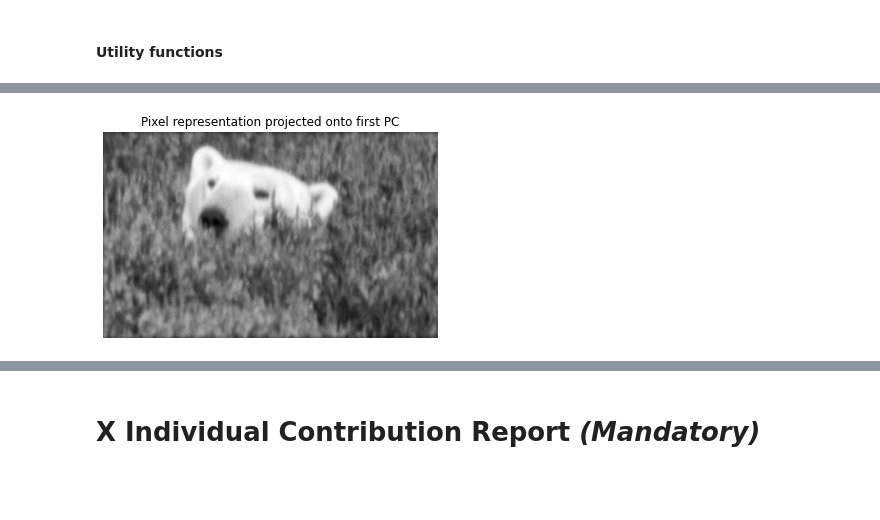
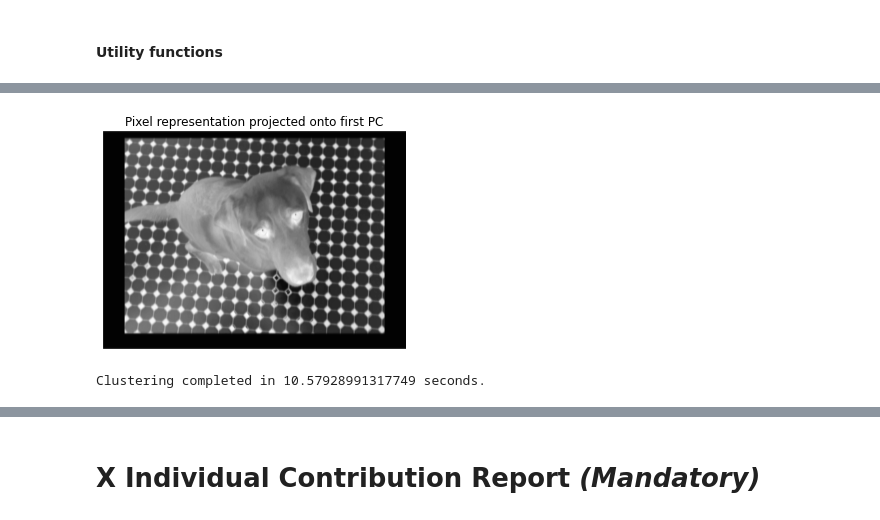
Before and after one commit to karim-abdel/ComputerVision_1, a Jupyter notebook: Lab2/CV1_Lab2.ipynb, the cells around one changed output, grey strips where cells are left out. Cells and saved outputs as stored; diff of their text form; code cells hidden in the pictures; blank space fills up the shorter version.

```diff
--- a/Lab2/CV1_Lab2.ipynb
+++ b/Lab2/CV1_Lab2.ipynb
@@ -707,12 +707,10 @@ def myPSNR(orig_image, approx_image):
     orig_image = orig_image.astype('float32')
     approx_image = approx_image.astype('float32')
     if len(orig_image.shape) == 3:
-        m, n = orig_image.shape[:2]
-        MSE_b = 1/(m*n) * np.sum((orig_image[:, :, 0] - approx_image[:, :, 0])**2)
-        MSE_g = 1/(m*n) * np.sum((orig_image[:, :, 1] - approx_image[:, :, 1])**2)
-        MSE_r = 1/(m*n) * np.sum((orig_image[:, :, 2] - approx_image[:, :, 2])**2)
-        MSE = (MSE_b + MSE_g + MSE_r) / 3
-        PSNR = 20 * np.log10(255/np.sqrt(MSE))
+        PSNR_b = myPSNR(orig_image[:, :, 0], approx_image[:, :, 0])
+        PSNR_g = myPSNR(orig_image[:, :, 1], approx_image[:, :, 1])
+        PSNR_r = myPSNR(orig_image[:, :, 2], approx_image[:, :, 2])
+        PSNR = (PSNR_b + PSNR_g + PSNR_r) / 3
     else:
         m, n = orig_image.shape
         MSE = 1/(m*n) * np.sum((orig_image - approx_image)**2)
@@ -1359,11 +1335,10 @@ def show_image(image, image_id:str= "Polar", cmap='gray'):
     plt.imshow(image, cmap=cmap)
     plt.axis("off")
 # %%
-import cv2
-import matplotlib.pyplot as plt
+
 
 # Load the image
-image_id = "Polar"
+image_id = "Kobi"
 imga = load_image(image_id)  # load an image with the specified ID
 show_image(imga, f'Input image: {image_id}')
 
@@ -1532,10 +1531,6 @@ Created 60 features for each pixel
 # %%
-from sklearn.preprocessing import StandardScaler
-from sklearn.cluster import KMeans
-import cv2
-import numpy as np
-from sklearn.decomposition import PCA
-import matplotlib.pyplot as plt
+### Foreground-Background segmentation algoritm
+### Part 3 - cluster features in two sets
 
 def clusterFeatures(img, featureMags, smoothingFlag=True):
     numRows, numCols = img.shape
@@ -1548,39 +1543,52 @@ def clusterFeatures(img, featureMags, smoothingFlag=True):
         gauss_kernel = cv2.getGaussianKernel(kernel_size, sigma)
         gauss_kernel = gauss_kernel @ gauss_kernel.T  # Convert to 2D kernel
 
         for i, fmag in enumerate(featureMags):
             smoothed_fmag = cv2.filter2D(fmag, -1, gauss_kernel)
             features[:, :, i] = smoothed_fmag
     else:
         for i, fmag in enumerate(featureMags):
             features[:, :, i] = fmag
 
     # Reshape features
     features = np.reshape(features, newshape=(numRows * numCols, -1))
 
-    # Standardize features
-    scaler = StandardScaler()
-    standardized_features = scaler.fit_transform(features)
+    feat_means = np.mean(features, axis=0)
+    feat_st = np.std(features  , axis=0)
+    standardized_features = (features - feat_means) / feat_st
+    '''
+    (Optional) Visualize the saliency map using the first principal component
+     of the features matrix. It will be useful to diagnose possible problems
+     with the pipeline and filterbank.
+    '''
 
-    # Visualize the saliency map using the first principal component
+
     transformed_feature = PCA(n_components=1).fit_transform(standardized_features)
     feature2DImage = np.reshape(transformed_feature, newshape=(numRows, numCols))
     plt.figure()
     plt.title('Pixel representation projected onto first PC')
     plt.imshow(feature2DImage, cmap='gray')
     plt.axis("off")
     plt.show()
-
+    '''
+    Apply k-means algorithm to cluster pixels using the data matrix features.
+    Hint-1: search about sklearn kmeans function https://scikit-learn.org/stable/modules/generated/sklearn.cluster.KMeans.html.
+    Hint-2: when calling sklearn's kmeans function, use the parameter n_clusters as defined in the aloritm description above.
+    '''
+    tic = time.time()
     # Apply k-means clustering
     kmeans = KMeans(n_clusters=2, random_state=0).fit(standardized_features)
     pixLabels = kmeans.labels_
+    ctime = time.time() - tic
+    print(f'Clustering completed in {ctime} seconds.')
 
     return pixLabels
 
 # Assuming img and featureMags are defined
 pixLabels = clusterFeatures(img, featureMags)
 # %% [output]
-[figure, old version]
+[figure, new version]
+Clustering completed in 10.57928991317749 seconds.
 # %%
 ### Foreground-Background segmentation algoritm
 ### Part 4 - Visualise result
```
Also changed, not shown: parts of 31 cells of this notebook, 1 other file.
